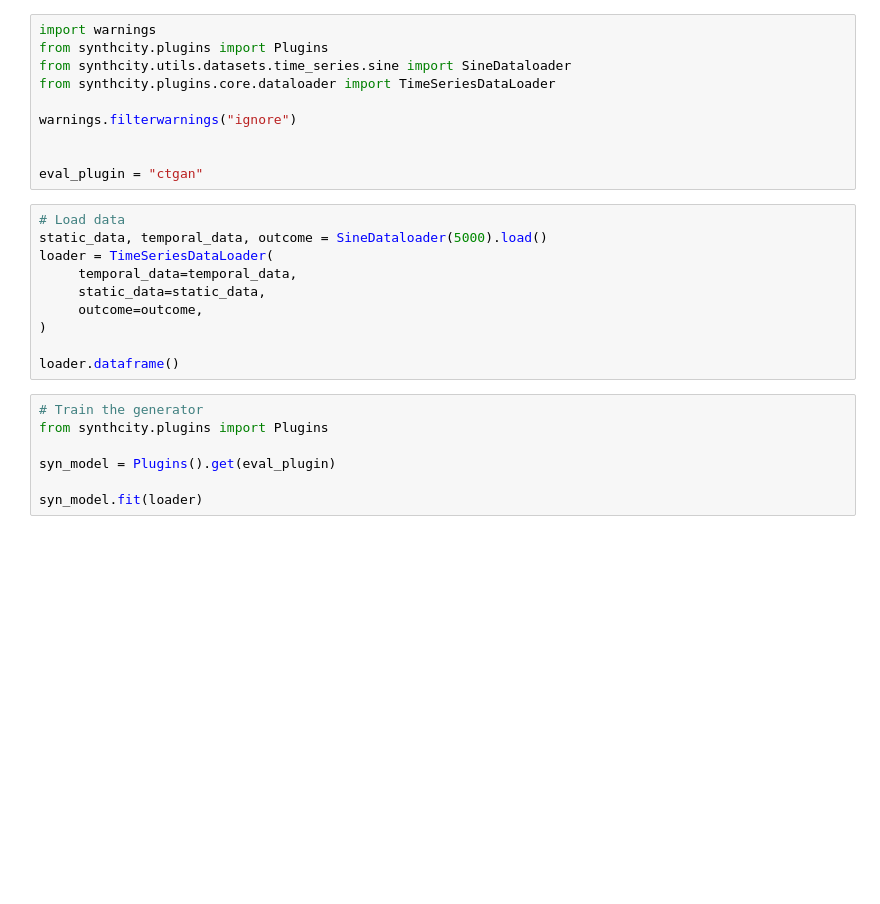
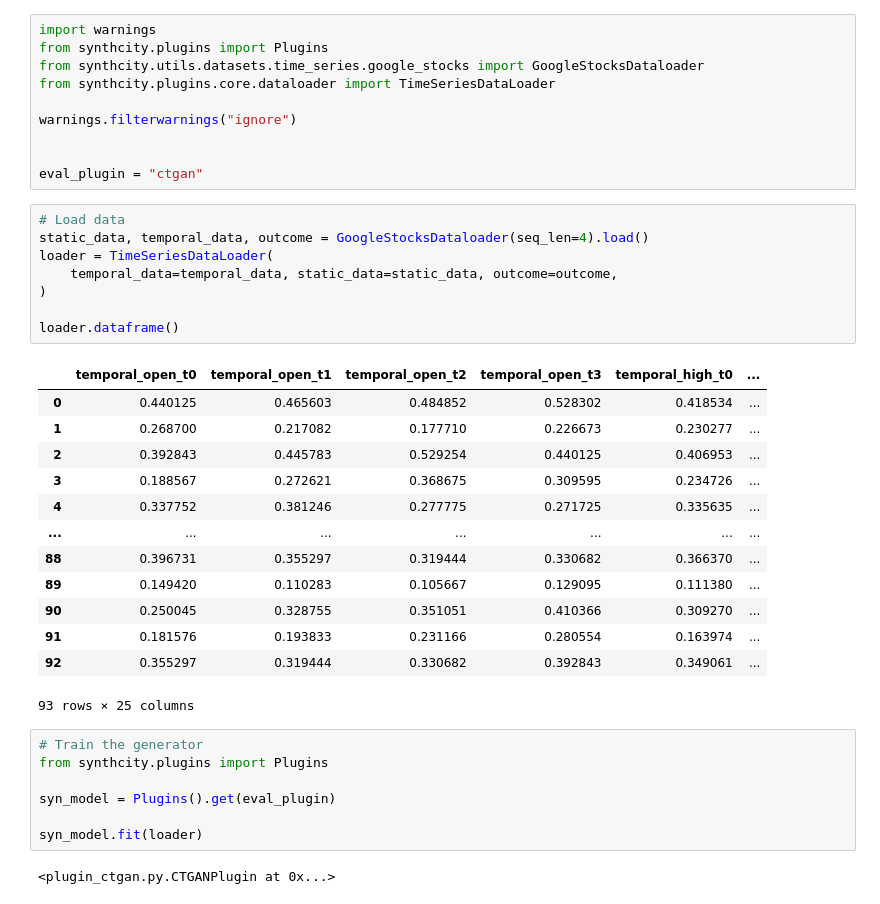
Before and after one commit to vanderschaarlab/synthcity, a Jupyter notebook: tutorials/plugins/time_series/plugin_ctgan(generic).ipynb, the cells around one changed output. Drawn from its saved outputs; the diff is of its cells as text; blank space fills up the shorter version.

```diff
--- a/tutorials/plugins/time_series/plugin_ctgan(generic).ipynb
+++ b/tutorials/plugins/time_series/plugin_ctgan(generic).ipynb
@@ -1,7 +1,7 @@
 # %%
 import warnings
 from synthcity.plugins import Plugins
-from synthcity.utils.datasets.time_series.sine import SineDataloader
+from synthcity.utils.datasets.time_series.google_stocks import GoogleStocksDataloader
 from synthcity.plugins.core.dataloader import TimeSeriesDataLoader
 
 warnings.filterwarnings("ignore")
@@ -10,14 +10,26 @@ warnings.filterwarnings("ignore")
 eval_plugin = "ctgan"
 # %%
 # Load data
-static_data, temporal_data, outcome = SineDataloader(5000).load()
+static_data, temporal_data, outcome = GoogleStocksDataloader(seq_len=4).load()
 loader = TimeSeriesDataLoader(
-     temporal_data=temporal_data,
-     static_data=static_data,
-     outcome=outcome,
+    temporal_data=temporal_data, static_data=static_data, outcome=outcome,
 )
 
 loader.dataframe()
+# %% [output]
+|  | temporal_open_t0 | temporal_open_t1 | temporal_open_t2 | temporal_open_t3 | temporal_high_t0 | ... |
+| 0 | 0.440125 | 0.465603 | 0.484852 | 0.528302 | 0.418534 | ... |
+| 1 | 0.268700 | 0.217082 | 0.177710 | 0.226673 | 0.230277 | ... |
+| 2 | 0.392843 | 0.445783 | 0.529254 | 0.440125 | 0.406953 | ... |
+| 3 | 0.188567 | 0.272621 | 0.368675 | 0.309595 | 0.234726 | ... |
+| 4 | 0.337752 | 0.381246 | 0.277775 | 0.271725 | 0.335635 | ... |
+| ... | ... | ... | ... | ... | ... | ... |
+| 88 | 0.396731 | 0.355297 | 0.319444 | 0.330682 | 0.366370 | ... |
+| 89 | 0.149420 | 0.110283 | 0.105667 | 0.129095 | 0.111380 | ... |
+| 90 | 0.250045 | 0.328755 | 0.351051 | 0.410366 | 0.309270 | ... |
+| 91 | 0.181576 | 0.193833 | 0.231166 | 0.280554 | 0.163974 | ... |
+| 92 | 0.355297 | 0.319444 | 0.330682 | 0.392843 | 0.349061 | ... |
+93 rows × 25 columns
 # %%
 # Train the generator
 from synthcity.plugins import Plugins
@@ -25,6 +37,8 @@ from synthcity.plugins import Plugins
 syn_model = Plugins().get(eval_plugin)
 
 syn_model.fit(loader)
+# %% [output]
+<plugin_ctgan.py.CTGANPlugin at 0x...>
 # %%
 # Generate new samples
 
```
Also changed, not shown: parts of 4 cells of this notebook, 10 other files.
